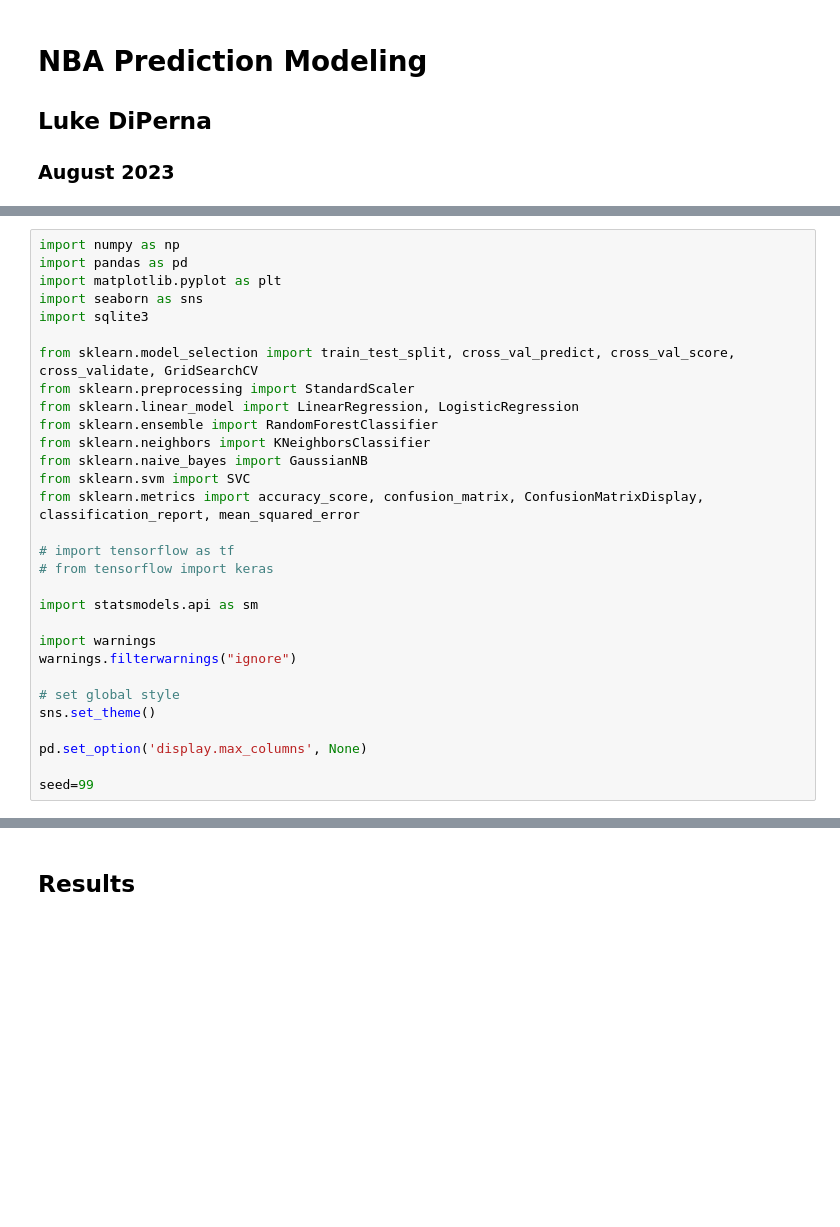
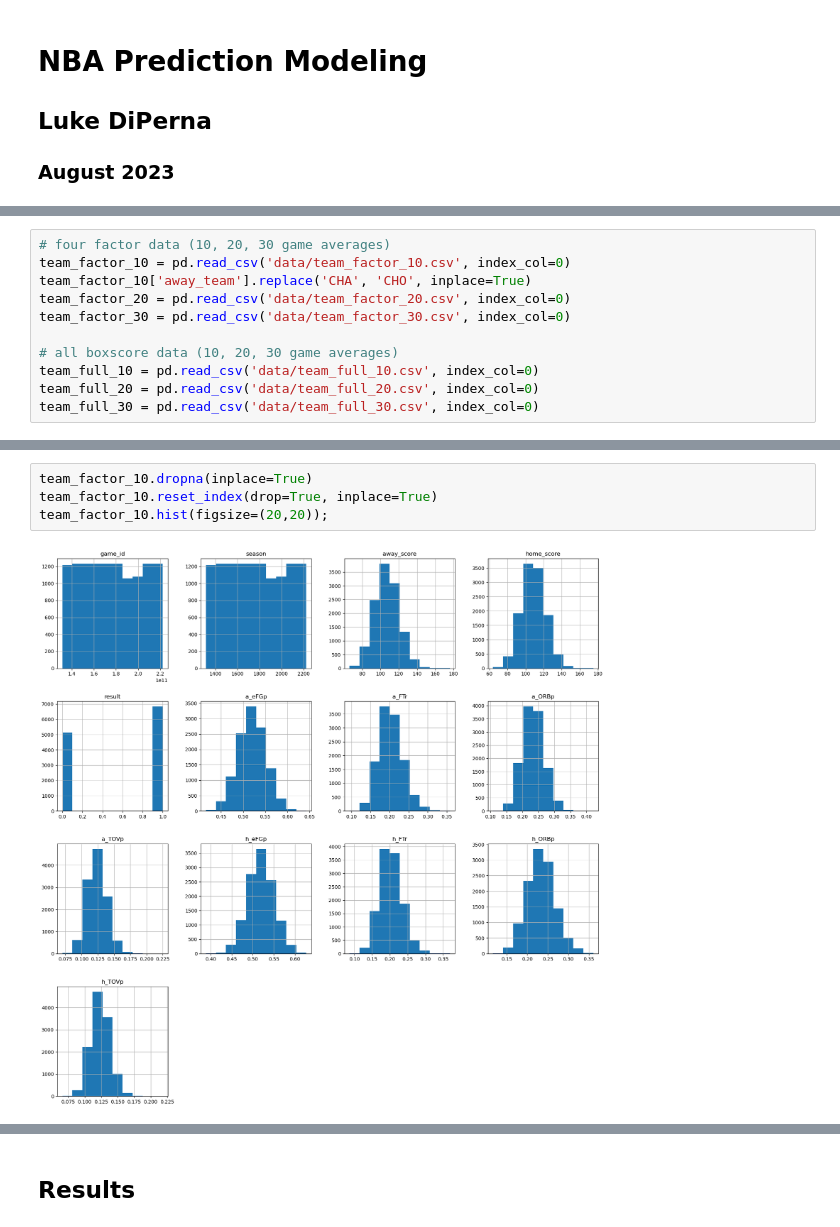
Before and after one commit to luke-lite/NBA-Prediction-Modeling, a Jupyter notebook: NBA-Prediction-Modeling.ipynb, the cells around one changed output, grey strips where cells are left out. Drawn from its saved outputs; the diff is of its cells as text; blank space fills up the shorter version.

Commit message:
update models

```diff
--- a/NBA-Prediction-Modeling.ipynb
+++ b/NBA-Prediction-Modeling.ipynb
@@ -19,30 +6,0 @@ The source is scraped from basketball-reference. Includes all the stuff...etc. N
-# %%
-import numpy as np
-import pandas as pd
-import matplotlib.pyplot as plt
-import seaborn as sns
-import sqlite3
-
-from sklearn.model_selection import train_test_split, cross_val_predict, cross_val_score, cross_validate, GridSearchCV
-from sklearn.preprocessing import StandardScaler
-from sklearn.linear_model import LinearRegression, LogisticRegression
-from sklearn.ensemble import RandomForestClassifier
-from sklearn.neighbors import KNeighborsClassifier
-from sklearn.naive_bayes import GaussianNB
-from sklearn.svm import SVC
-from sklearn.metrics import accuracy_score, confusion_matrix, ConfusionMatrixDisplay, classification_report, mean_squared_error
-
-# import tensorflow as tf
-# from tensorflow import keras
-
-import statsmodels.api as sm
-
-import warnings
-warnings.filterwarnings("ignore")
-
-# set global style
-sns.set_theme()
-
-pd.set_option('display.max_columns', None)
-
-seed=99
@@ -72,0 +186,11 @@ con.close()
+# %%
+# four factor data (10, 20, 30 game averages)
+team_factor_10 = pd.read_csv('data/team_factor_10.csv', index_col=0)
+team_factor_10['away_team'].replace('CHA', 'CHO', inplace=True)
+team_factor_20 = pd.read_csv('data/team_factor_20.csv', index_col=0)
+team_factor_30 = pd.read_csv('data/team_factor_30.csv', index_col=0)
+
+# all boxscore data (10, 20, 30 game averages)
+team_full_10 = pd.read_csv('data/team_full_10.csv', index_col=0)
+team_full_20 = pd.read_csv('data/team_full_20.csv', index_col=0)
+team_full_30 = pd.read_csv('data/team_full_30.csv', index_col=0)
@@ -72,0 +249,6 @@ con.close()
+# %%
+team_factor_10.dropna(inplace=True)
+team_factor_10.reset_index(drop=True, inplace=True)
+team_factor_10.hist(figsize=(20,20));
+# %% [output]
+[figure, added]
```
Also changed, not shown: parts of 141 cells of this notebook.
